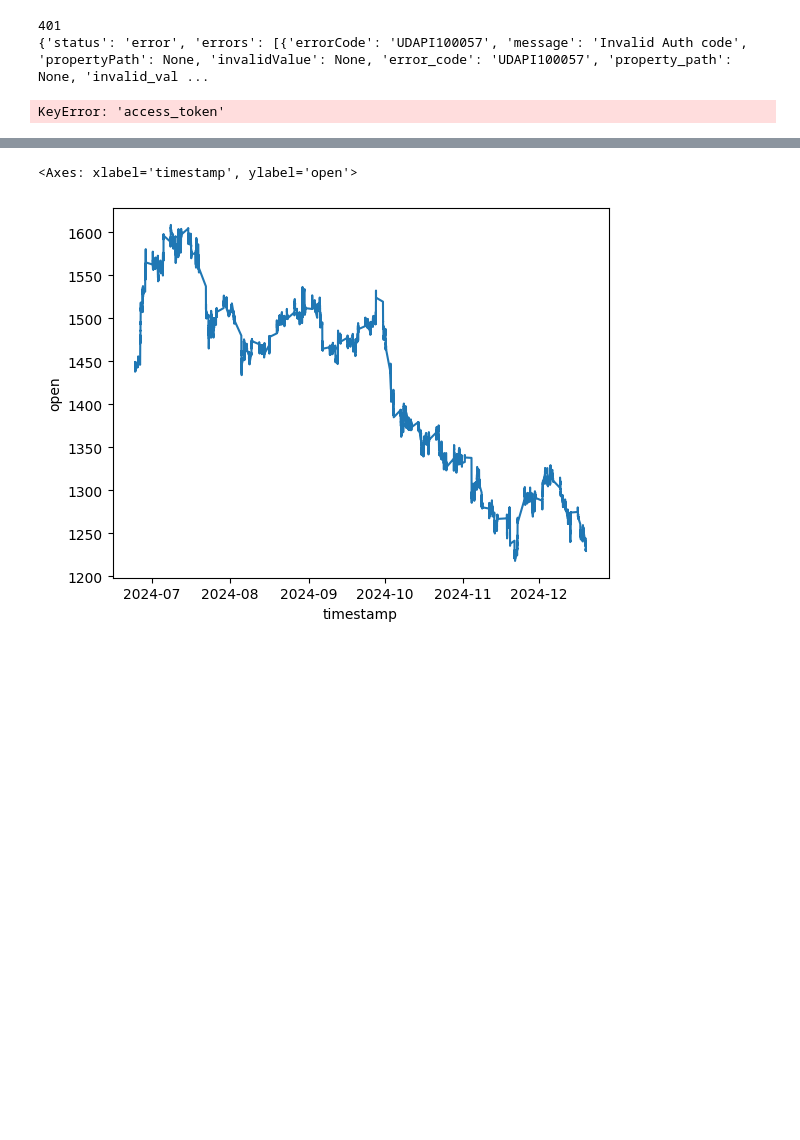
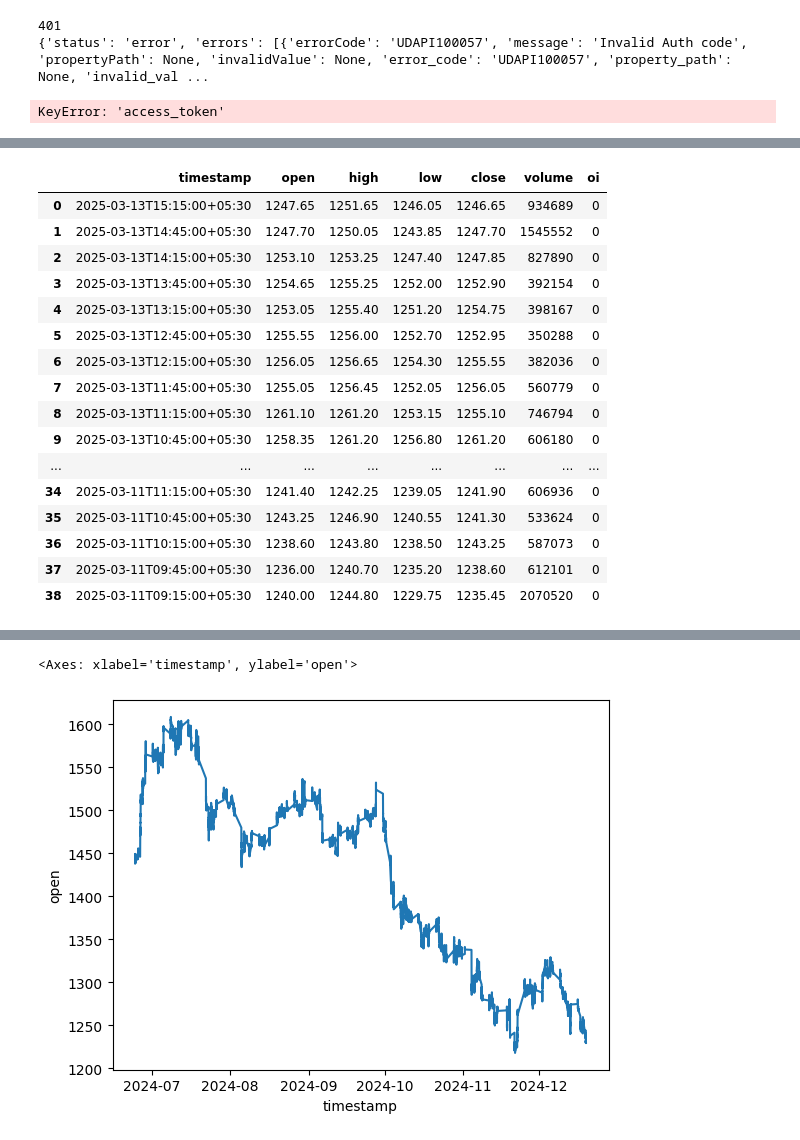
Before and after one commit to Raman369AI/GitHub, a Jupyter notebook: portfolio/upstox.ipynb, the cells around one changed output, grey strips where cells are left out. Cells and saved outputs as stored; diff of their text form; code cells hidden in the pictures; blank space fills up the shorter version.

```diff
--- a/portfolio/upstox.ipynb
+++ b/portfolio/upstox.ipynb
@@ -125,0 +75,24 @@ columns = ['timestamp', 'open', 'high', 'low', 'close', 'volume', 'open_interest
+# %%
+column_names = ['timestamp', 'open', 'high', 'low', 'close', 'volume', 'oi']
+h = response.json()['data']['candles']
+dt = pd.DataFrame(h,columns=column_names)
+# %%
+dt
+# %% [output]
+|  | timestamp | open | high | low | close | volume | oi |
+| 0 | 2025-03-13T15:15:00+05:30 | 1247.65 | 1251.65 | 1246.05 | 1246.65 | 934689 | 0 |
+| 1 | 2025-03-13T14:45:00+05:30 | 1247.70 | 1250.05 | 1243.85 | 1247.70 | 1545552 | 0 |
+| 2 | 2025-03-13T14:15:00+05:30 | 1253.10 | 1253.25 | 1247.40 | 1247.85 | 827890 | 0 |
+| 3 | 2025-03-13T13:45:00+05:30 | 1254.65 | 1255.25 | 1252.00 | 1252.90 | 392154 | 0 |
+| 4 | 2025-03-13T13:15:00+05:30 | 1253.05 | 1255.40 | 1251.20 | 1254.75 | 398167 | 0 |
+| 5 | 2025-03-13T12:45:00+05:30 | 1255.55 | 1256.00 | 1252.70 | 1252.95 | 350288 | 0 |
+| 6 | 2025-03-13T12:15:00+05:30 | 1256.05 | 1256.65 | 1254.30 | 1255.55 | 382036 | 0 |
+| 7 | 2025-03-13T11:45:00+05:30 | 1255.05 | 1256.45 | 1252.05 | 1256.05 | 560779 | 0 |
+| 8 | 2025-03-13T11:15:00+05:30 | 1261.10 | 1261.20 | 1253.15 | 1255.10 | 746794 | 0 |
+| 9 | 2025-03-13T10:45:00+05:30 | 1258.35 | 1261.20 | 1256.80 | 1261.20 | 606180 | 0 |
+| ... | ... | ... | ... | ... | ... | ... | ... |
+| 34 | 2025-03-11T11:15:00+05:30 | 1241.40 | 1242.25 | 1239.05 | 1241.90 | 606936 | 0 |
+| 35 | 2025-03-11T10:45:00+05:30 | 1243.25 | 1246.90 | 1240.55 | 1241.30 | 533624 | 0 |
+| 36 | 2025-03-11T10:15:00+05:30 | 1238.60 | 1243.80 | 1238.50 | 1243.25 | 587073 | 0 |
+| 37 | 2025-03-11T09:45:00+05:30 | 1236.00 | 1240.70 | 1235.20 | 1238.60 | 612101 | 0 |
+| 38 | 2025-03-11T09:15:00+05:30 | 1240.00 | 1244.80 | 1229.75 | 1235.45 | 2070520 | 0 |
```
Also changed, not shown: parts of 31 cells of this notebook, 19 other files.
